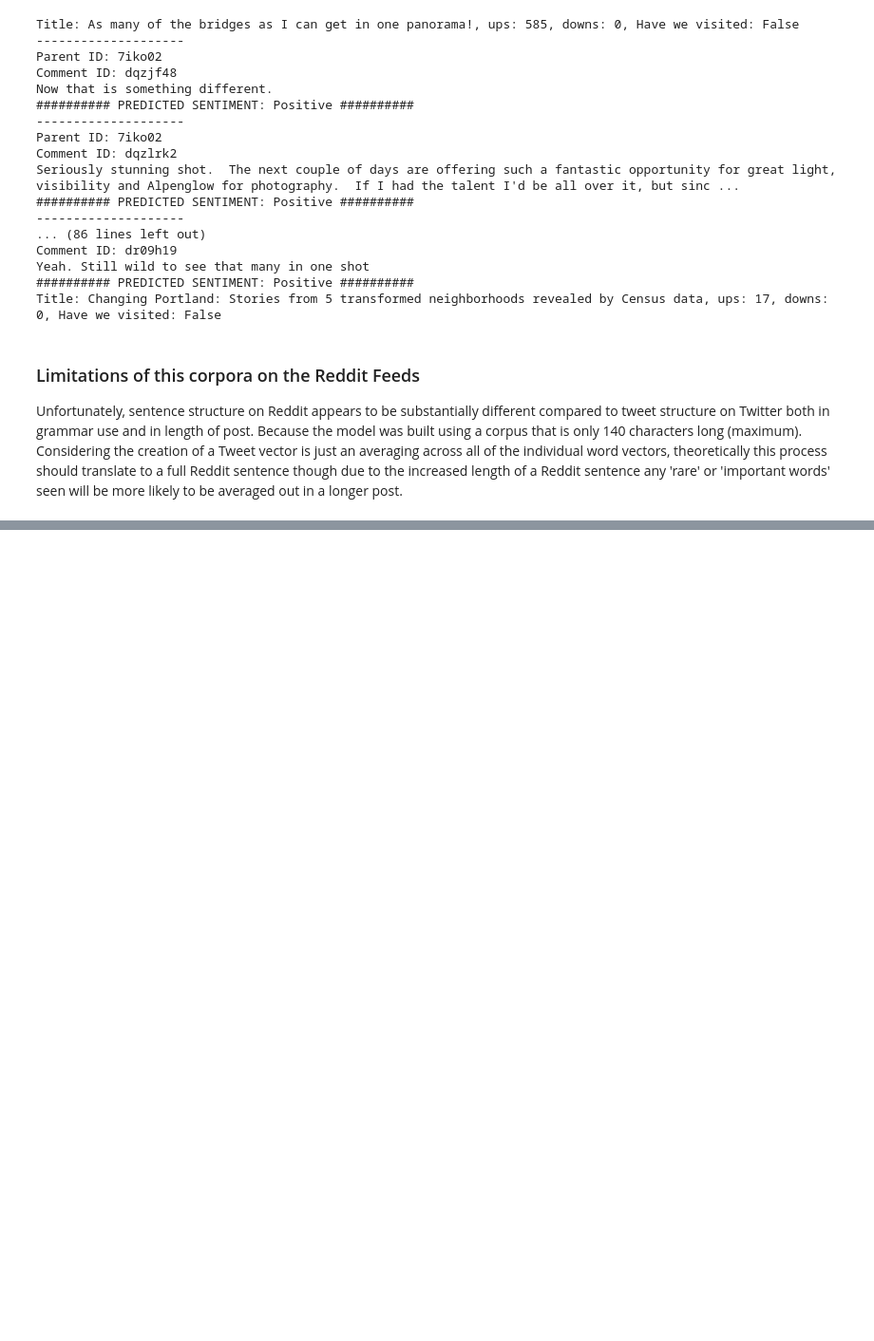
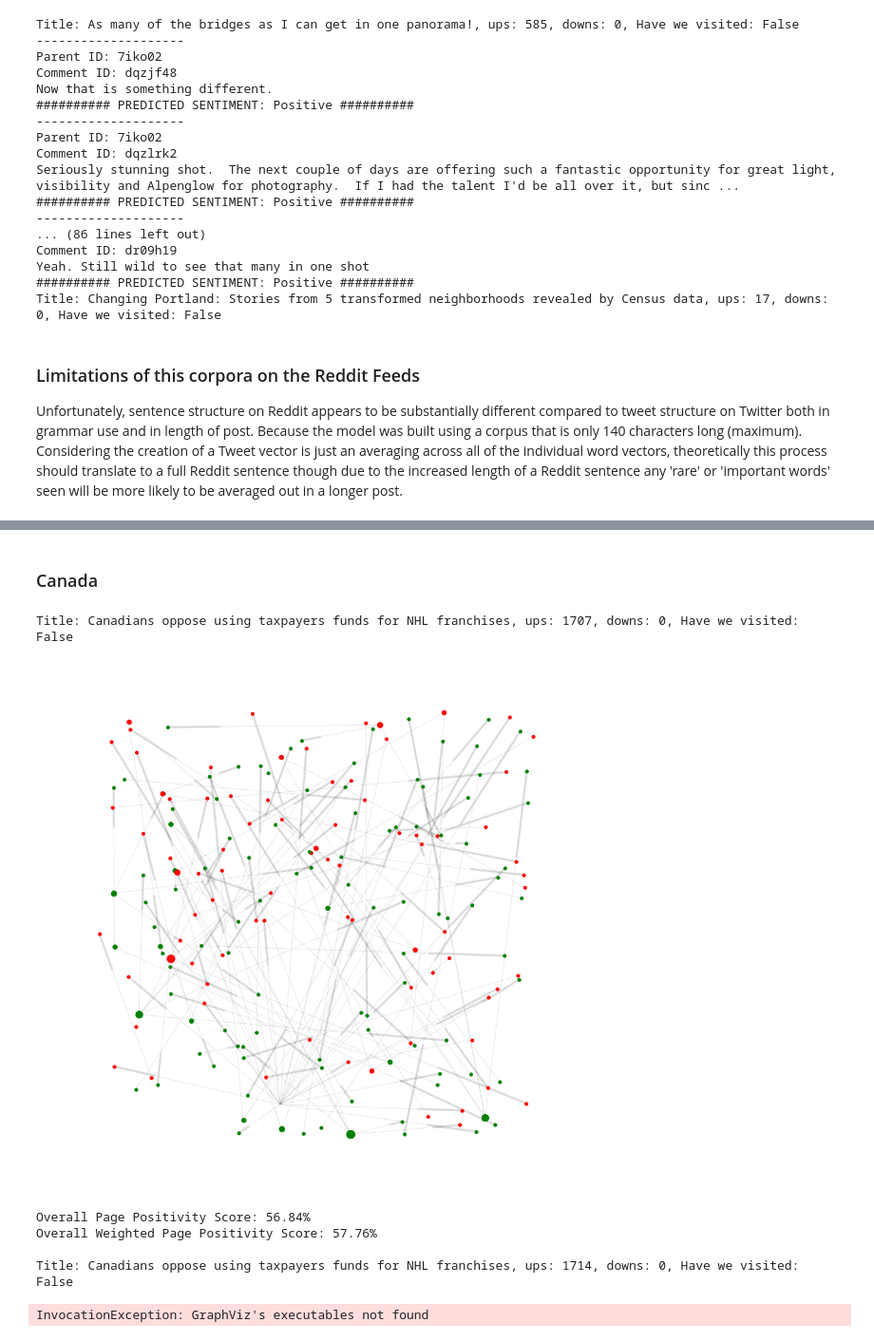
Before and after one commit to dswald/sentiment_analysis, a Jupyter notebook: sandbox/Sentiment Analysis - Clean Model.ipynb, the cells around one changed output, grey strips where cells are left out. Shown at 95% size. Cells and saved outputs as stored; diff of their text form; code cells hidden in the pictures; blank space fills up the shorter version.

```diff
--- a/sandbox/Sentiment Analysis - Clean Model.ipynb
+++ b/sandbox/Sentiment Analysis - Clean Model.ipynb
@@ -604,0 +637,13 @@ for sub,G in G_dict.items():
+# %% [markdown]
+### Canada
+# %%
+page_network_and_sentiment(page='canada', layout='random')
+page_network_and_sentiment(page='canada', layout='pydot')
+# %% [output]
+Title: Canadians oppose using taxpayers funds for NHL franchises, ups: 1707, downs: 0, Have we visited: False
+[figure, added]
+Overall Page Positivity Score: 56.84%
+Overall Weighted Page Positivity Score: 57.76%
+
+Title: Canadians oppose using taxpayers funds for NHL franchises, ups: 1714, downs: 0, Have we visited: False
+InvocationException: GraphViz's executables not found
```
Also changed, not shown: parts of 17 cells of this notebook, 7 other files.
